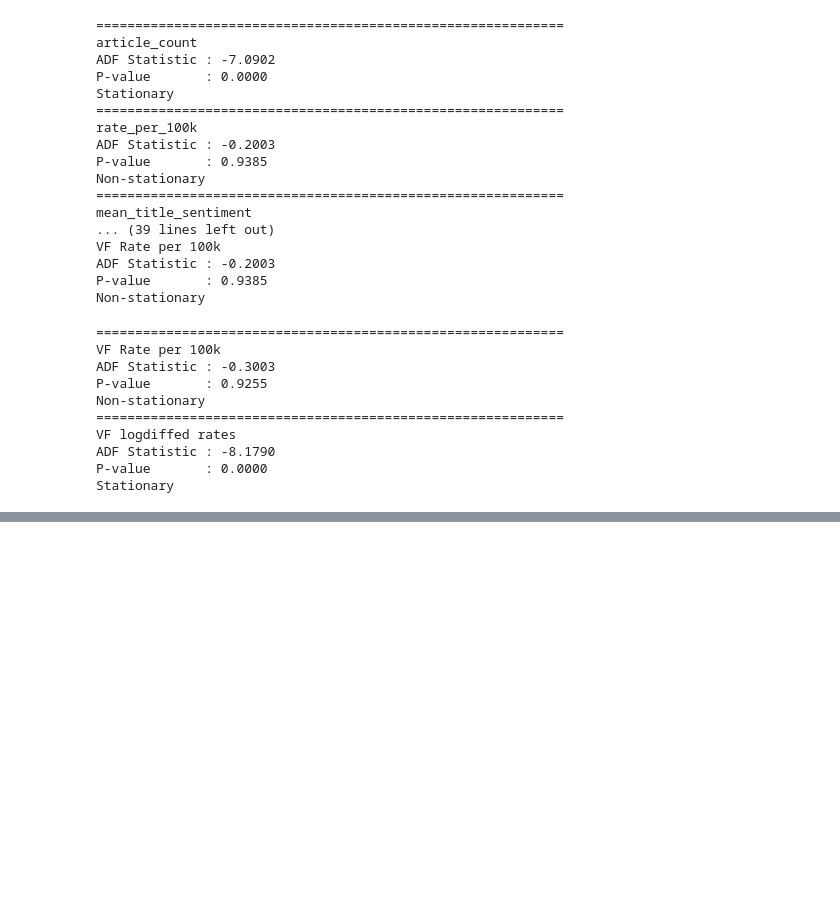
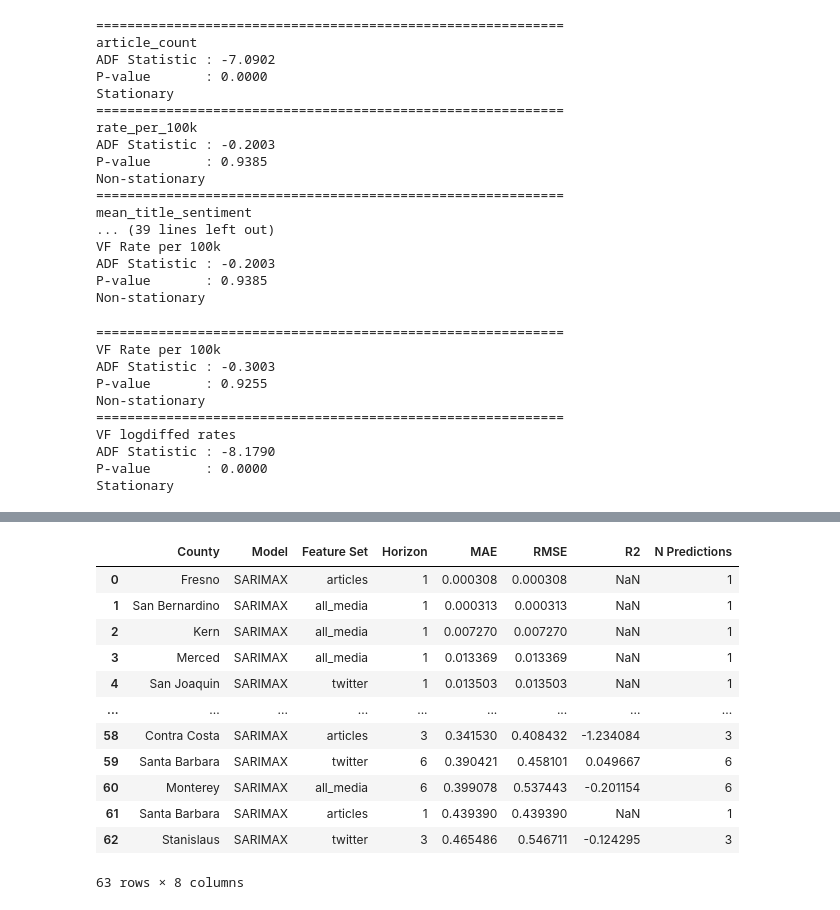
Before and after one commit to MBanuelos/ValleyFever-MediaSignals, a Jupyter notebook: notebooks/MediaSARIMAX.ipynb, the cells around one changed output, grey strips where cells are left out. Cells and saved outputs as stored; diff of their text form; code cells hidden in the pictures; blank space fills up the shorter version.

```diff
--- a/notebooks/MediaSARIMAX.ipynb
+++ b/notebooks/MediaSARIMAX.ipynb
@@ -470,0 +1125,20 @@ Warnings:
+# %%
+best_mae_by_county_horizon = sarimax_evaluation_table.loc[
+    sarimax_evaluation_table.groupby(['County', 'Horizon'])['MAE'].idxmin()
+].sort_values(['MAE', 'County']).reset_index(drop=True)
+
+best_mae_by_county_horizon
+# %% [output]
+|  | County | Model | Feature Set | Horizon | MAE | RMSE | R2 | N Predictions |
+| 0 | Fresno | SARIMAX | articles | 1 | 0.000308 | 0.000308 | NaN | 1 |
+| 1 | San Bernardino | SARIMAX | all_media | 1 | 0.000313 | 0.000313 | NaN | 1 |
+| 2 | Kern | SARIMAX | all_media | 1 | 0.007270 | 0.007270 | NaN | 1 |
+| 3 | Merced | SARIMAX | all_media | 1 | 0.013369 | 0.013369 | NaN | 1 |
+| 4 | San Joaquin | SARIMAX | twitter | 1 | 0.013503 | 0.013503 | NaN | 1 |
+| ... | ... | ... | ... | ... | ... | ... | ... | ... |
+| 58 | Contra Costa | SARIMAX | articles | 3 | 0.341530 | 0.408432 | -1.234084 | 3 |
+| 59 | Santa Barbara | SARIMAX | twitter | 6 | 0.390421 | 0.458101 | 0.049667 | 6 |
+| 60 | Monterey | SARIMAX | all_media | 6 | 0.399078 | 0.537443 | -0.201154 | 6 |
+| 61 | Santa Barbara | SARIMAX | articles | 1 | 0.439390 | 0.439390 | NaN | 1 |
+| 62 | Stanislaus | SARIMAX | twitter | 3 | 0.465486 | 0.546711 | -0.124295 | 3 |
+63 rows × 8 columns
```
Also changed, not shown: parts of 61 cells of this notebook, 10 other files.
